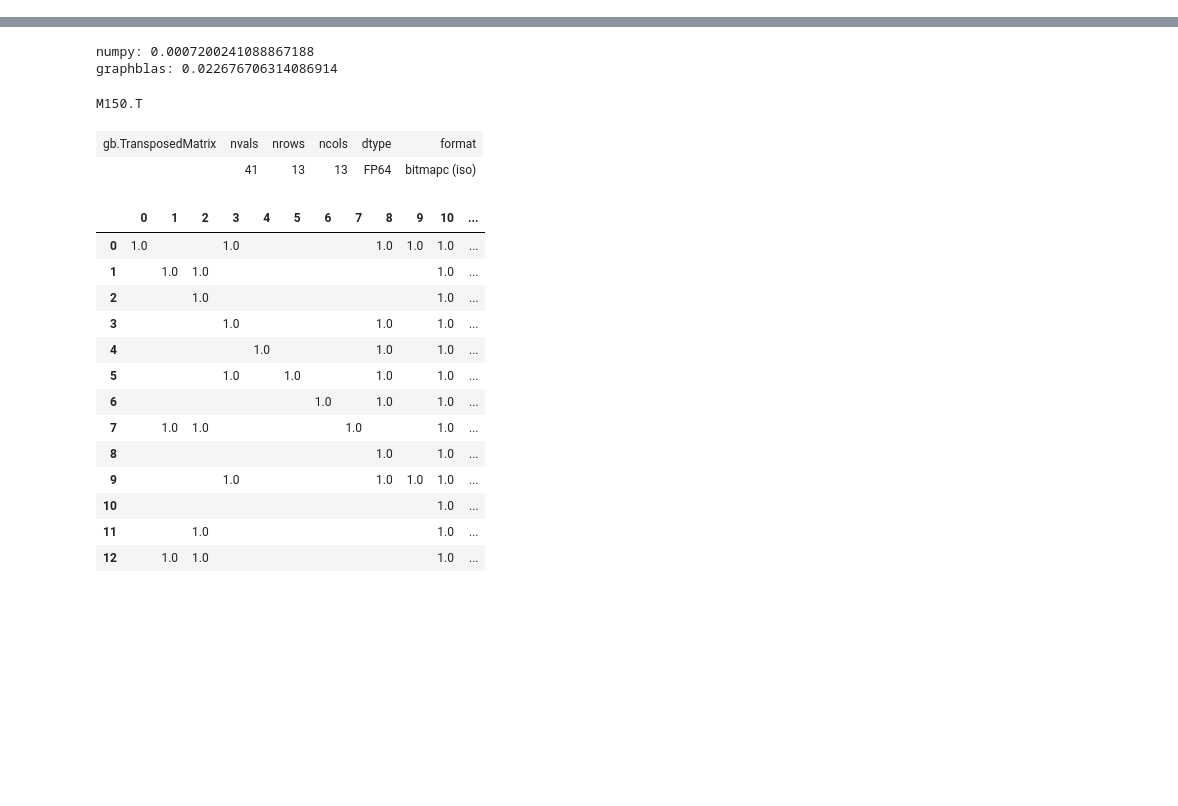
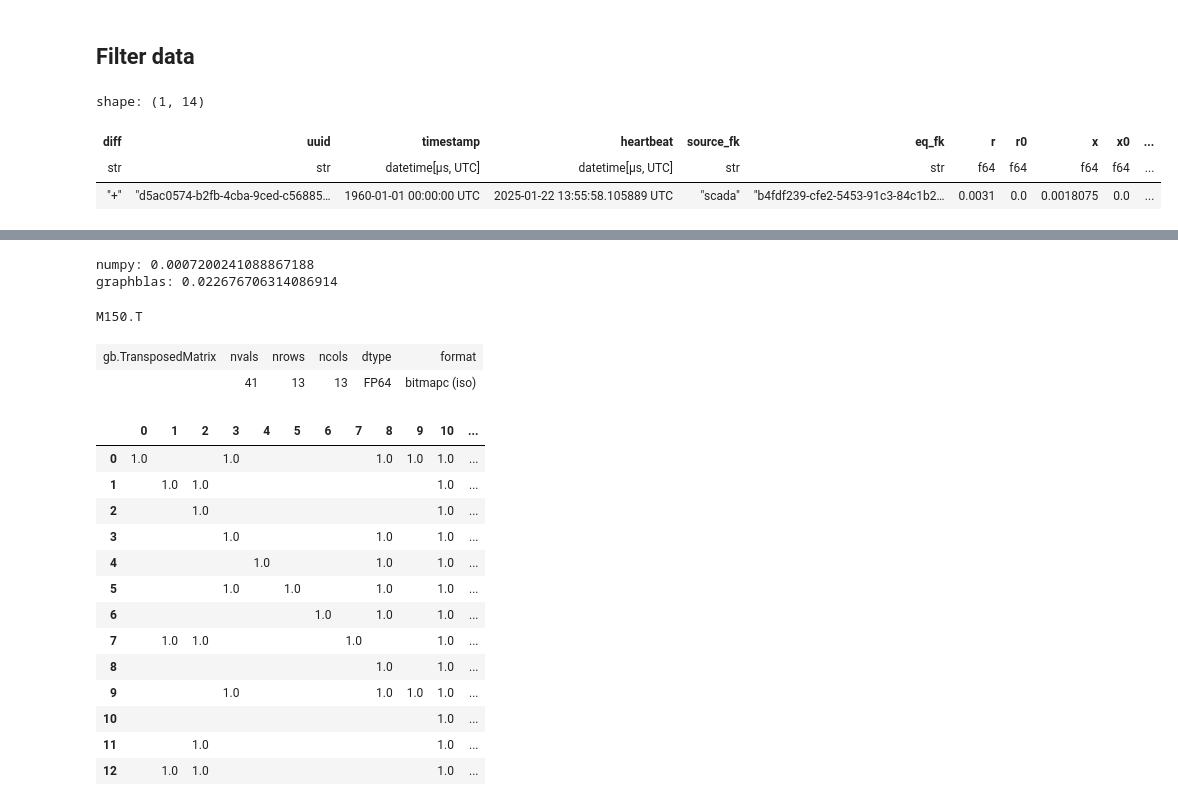
Before and after one commit to heig-vd-ie/distflow-state-estimation, a Jupyter notebook: scrips/distflow_pp_comparaison.ipynb, the cells around one changed output, grey strips where cells are left out. Drawn from its saved outputs; the diff is of its cells as text; code cells hidden in the pictures; blank space fills up the shorter version.

```diff
--- a/scrips/distflow_pp_comparaison.ipynb
+++ b/scrips/distflow_pp_comparaison.ipynb
@@ -18,0 +57,9 @@ import graphblas as gb
+# %% [markdown]
+## Filter data
+# %%
+changes_schema.branch_parameter_event.head(1)
+# %% [output]
+shape: (1, 14)
+| diff | uuid | timestamp | heartbeat | source_fk | eq_fk | r | r0 | x | x0 | ... |
+| str | str | datetime[μs, UTC] | datetime[μs, UTC] | str | str | f64 | f64 | f64 | f64 | ... |
+| "+" | "d5ac0574-b2fb-4cba-9ced-c56885… | 1960-01-01 00:00:00 UTC | 2025-01-22 13:55:58.105889 UTC | "scada" | "b4fdf239-cfe2-5453-91c3-84c1b2… | 0.0031 | 0.0 | 0.0018075 | 0.0 | ... |
```
Also changed, not shown: parts of 15 cells of this notebook.
